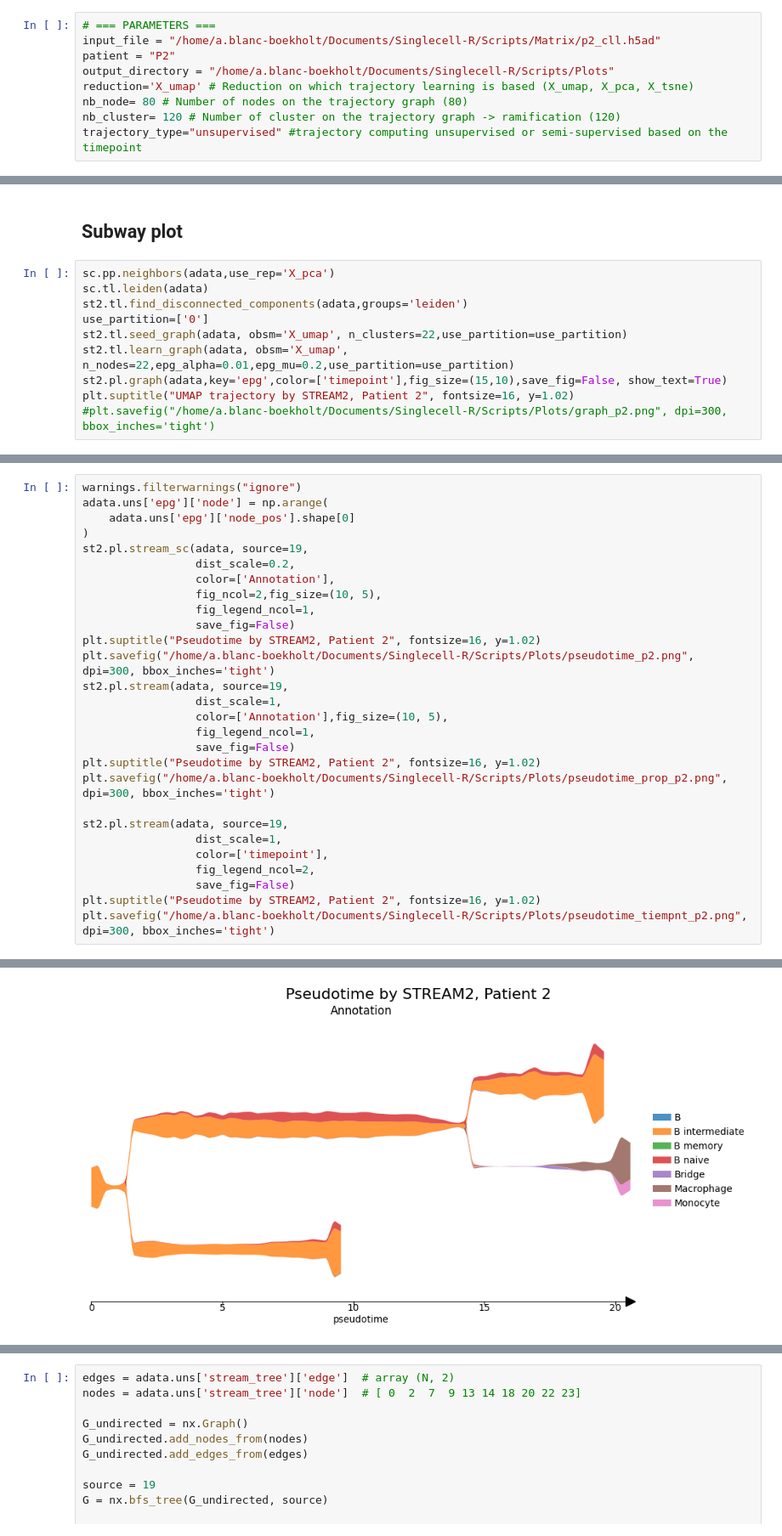
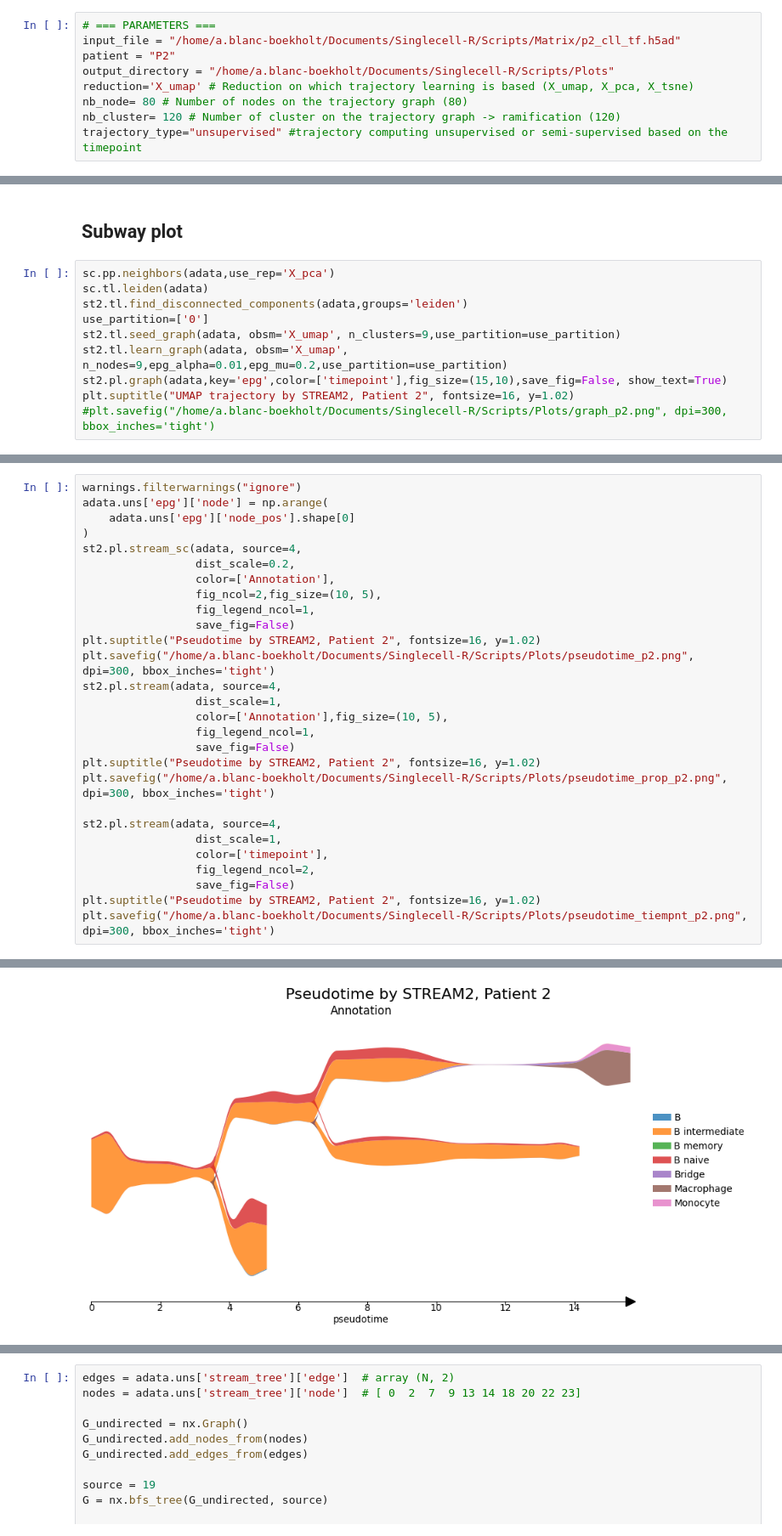
Before and after one commit to Augugustine/CITE-seq-analysis-CLL, a Jupyter notebook: 3- Boolean model/Stream2_macrostates.ipynb, the cells around one changed output, grey strips where cells are left out. Shown at 85% size. Saved outputs shown, nothing was run; the diff lists cells and outputs as text.

```diff
--- a/3- Boolean model/Stream2_macrostates.ipynb
+++ b/3- Boolean model/Stream2_macrostates.ipynb
@@ -5,7 +5,7 @@
 Change the parameters here :
 # %%
 # === PARAMETERS ===
-input_file = "/home/a.blanc-boekholt/Documents/Singlecell-R/Scripts/Matrix/p2_cll.h5ad"
+input_file = "/home/a.blanc-boekholt/Documents/Singlecell-R/Scripts/Matrix/p2_cll_tf.h5ad"
 patient = "P2"
 output_directory = "/home/a.blanc-boekholt/Documents/Singlecell-R/Scripts/Plots"
 reduction='X_umap' # Reduction on which trajectory learning is based (X_umap, X_pca, X_tsne)
@@ -377,8 +380,8 @@ sc.pp.neighbors(adata,use_rep='X_pca')
 sc.tl.leiden(adata)
 st2.tl.find_disconnected_components(adata,groups='leiden')
 use_partition=['0']
-st2.tl.seed_graph(adata, obsm='X_umap', n_clusters=22,use_partition=use_partition)
-st2.tl.learn_graph(adata, obsm='X_umap', n_nodes=22,epg_alpha=0.01,epg_mu=0.2,use_partition=use_partition)
+st2.tl.seed_graph(adata, obsm='X_umap', n_clusters=9,use_partition=use_partition)
+st2.tl.learn_graph(adata, obsm='X_umap', n_nodes=9,epg_alpha=0.01,epg_mu=0.2,use_partition=use_partition)
 st2.pl.graph(adata,key='epg',color=['timepoint'],fig_size=(15,10),save_fig=False, show_text=True)
 plt.suptitle("UMAP trajectory by STREAM2, Patient 2", fontsize=16, y=1.02)
 #plt.savefig("/home/a.blanc-boekholt/Documents/Singlecell-R/Scripts/Plots/graph_p2.png", dpi=300, bbox_inches='tight')
@@ -393,7 +398,7 @@ warnings.filterwarnings("ignore")
 adata.uns['epg']['node'] = np.arange(
     adata.uns['epg']['node_pos'].shape[0]
 )
-st2.pl.stream_sc(adata, source=19,
+st2.pl.stream_sc(adata, source=4,
                  dist_scale=0.2,
                  color=['Annotation'],
                  fig_ncol=2,fig_size=(10, 5),
@@ -401,7 +406,7 @@ st2.pl.stream_sc(adata, source=19,
                  save_fig=False)
 plt.suptitle("Pseudotime by STREAM2, Patient 2", fontsize=16, y=1.02)
 plt.savefig("/home/a.blanc-boekholt/Documents/Singlecell-R/Scripts/Plots/pseudotime_p2.png", dpi=300, bbox_inches='tight')
-st2.pl.stream(adata, source=19,
+st2.pl.stream(adata, source=4,
                  dist_scale=1,
                  color=['Annotation'],fig_size=(10, 5),
                  fig_legend_ncol=1,
@@ -409,7 +414,7 @@ st2.pl.stream(adata, source=19,
 plt.suptitle("Pseudotime by STREAM2, Patient 2", fontsize=16, y=1.02)
 plt.savefig("/home/a.blanc-boekholt/Documents/Singlecell-R/Scripts/Plots/pseudotime_prop_p2.png", dpi=300, bbox_inches='tight')
 
-st2.pl.stream(adata, source=19,
+st2.pl.stream(adata, source=4,
                  dist_scale=1,
                  color=['timepoint'],
                  fig_legend_ncol=2,
@@ -421 +426 @@ plt.savefig("/home/a.blanc-boekholt/Documents/Singlecell-R/Scripts/Plots/pseudot
-[figure, old version]
+[figure, new version]
```
Also changed, not shown: parts of 5 cells of this notebook, 2 other files.
